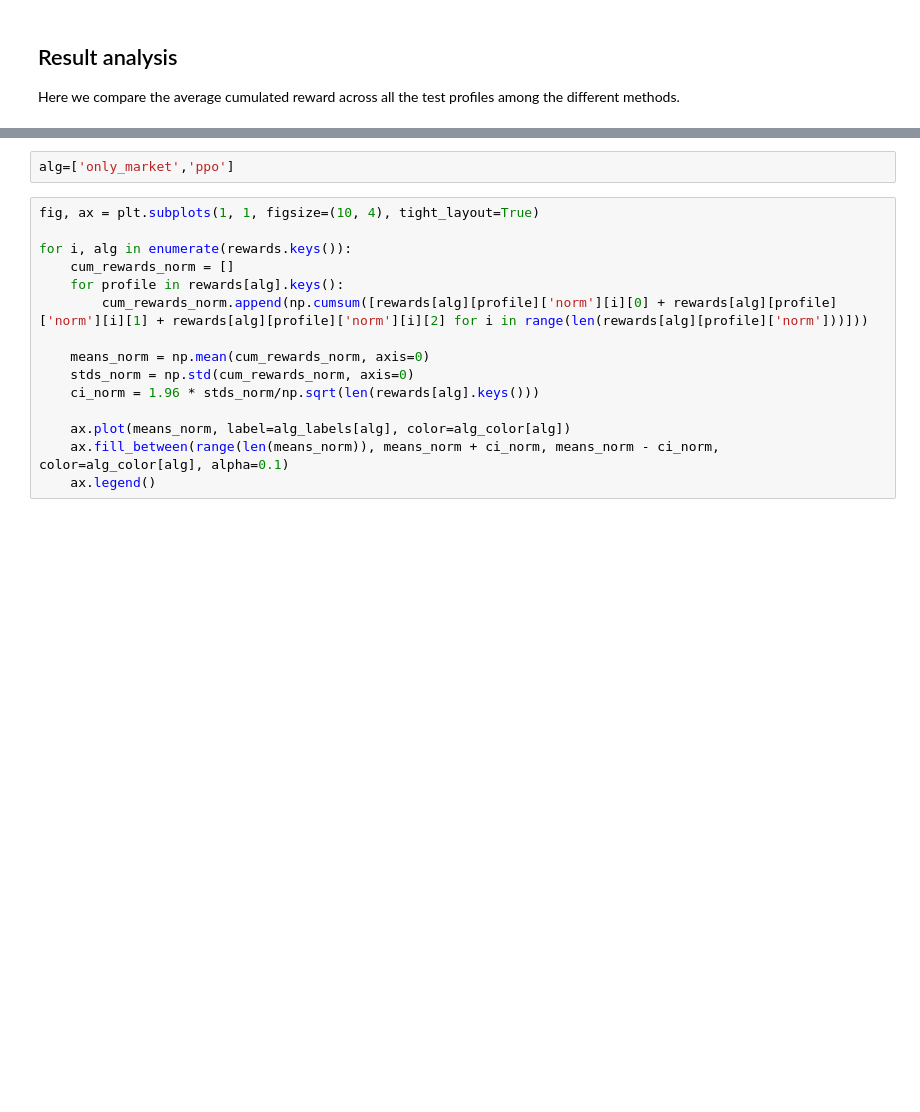
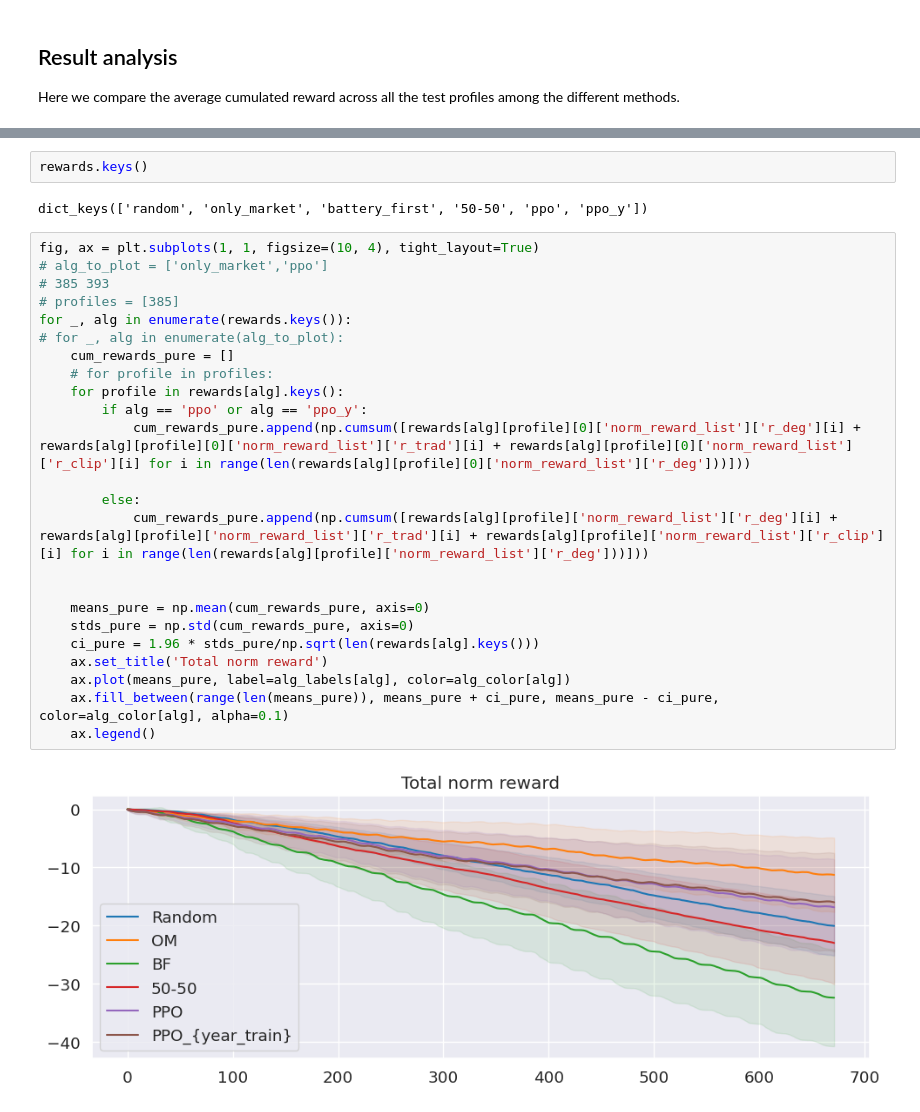
Before and after one commit to Daveonwave/ErNESTO-gym, a Jupyter notebook: examples/single_agent/Test_per_rapporto_2025.ipynb, the cells around one changed output, grey strips where cells are left out. Saved outputs shown, nothing was run; the diff lists cells and outputs as text; blank space fills up the shorter version.

```diff
--- a/examples/single_agent/Test_per_rapporto_2025.ipynb
+++ b/examples/single_agent/Test_per_rapporto_2025.ipynb
@@ -287,17 +388,30 @@ for i, alg in enumerate(rewards.keys()):
 # %%
-alg=['only_market','ppo']
+rewards.keys()
+# %% [output]
+dict_keys(['random', 'only_market', 'battery_first', '50-50', 'ppo', 'ppo_y'])
 # %%
 fig, ax = plt.subplots(1, 1, figsize=(10, 4), tight_layout=True)
+# alg_to_plot = ['only_market','ppo']
+# 385 393
+# profiles = [385]
+for _, alg in enumerate(rewards.keys()):
+# for _, alg in enumerate(alg_to_plot):
+    cum_rewards_pure = []
+    # for profile in profiles:
+    for profile in rewards[alg].keys():
+        if alg == 'ppo' or alg == 'ppo_y':
+            cum_rewards_pure.append(np.cumsum([rewards[alg][profile][0]['norm_reward_list']['r_deg'][i] + rewards[alg][profile][0]['norm_reward_list']['r_trad'][i] + rewards[alg][profile][0]['norm_reward_list']['r_clip'][i] for i in range(len(rewards[alg][profile][0]['norm_reward_list']['r_deg']))]))
 
-for i, alg in enumerate(rewards.keys()):
-    cum_rewards_norm = []
-    for profile in rewards[alg].keys():
-        cum_rewards_norm.append(np.cumsum([rewards[alg][profile]['norm'][i][0] + rewards[alg][profile]['norm'][i][1] + rewards[alg][profile]['norm'][i][2] for i in range(len(rewards[alg][profile]['norm']))]))
+        else:
+            cum_rewards_pure.append(np.cumsum([rewards[alg][profile]['norm_reward_list']['r_deg'][i] + rewards[alg][profile]['norm_reward_list']['r_trad'][i] + rewards[alg][profile]['norm_reward_list']['r_clip'][i] for i in range(len(rewards[alg][profile]['norm_reward_list']['r_deg']))]))
 
-    means_norm = np.mean(cum_rewards_norm, axis=0)
-    stds_norm = np.std(cum_rewards_norm, axis=0)
-    ci_norm = 1.96 * stds_norm/np.sqrt(len(rewards[alg].keys()))
 
-    ax.plot(means_norm, label=alg_labels[alg], color=alg_color[alg])
-    ax.fill_between(range(len(means_norm)), means_norm + ci_norm, means_norm - ci_norm, color=alg_color[alg], alpha=0.1)
+    means_pure = np.mean(cum_rewards_pure, axis=0)
+    stds_pure = np.std(cum_rewards_pure, axis=0)
+    ci_pure = 1.96 * stds_pure/np.sqrt(len(rewards[alg].keys()))
+    ax.set_title('Total norm reward')
+    ax.plot(means_pure, label=alg_labels[alg], color=alg_color[alg])
+    ax.fill_between(range(len(means_pure)), means_pure + ci_pure, means_pure - ci_pure, color=alg_color[alg], alpha=0.1)
     ax.legend()
+# %% [output]
+[figure, added]
```
Also changed, not shown: parts of 27 cells of this notebook, 17 other files.
